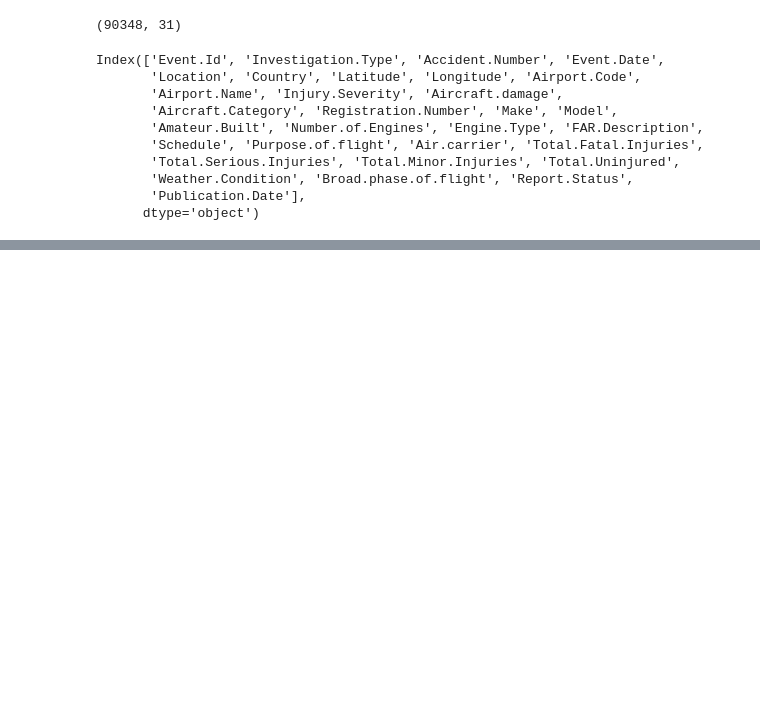
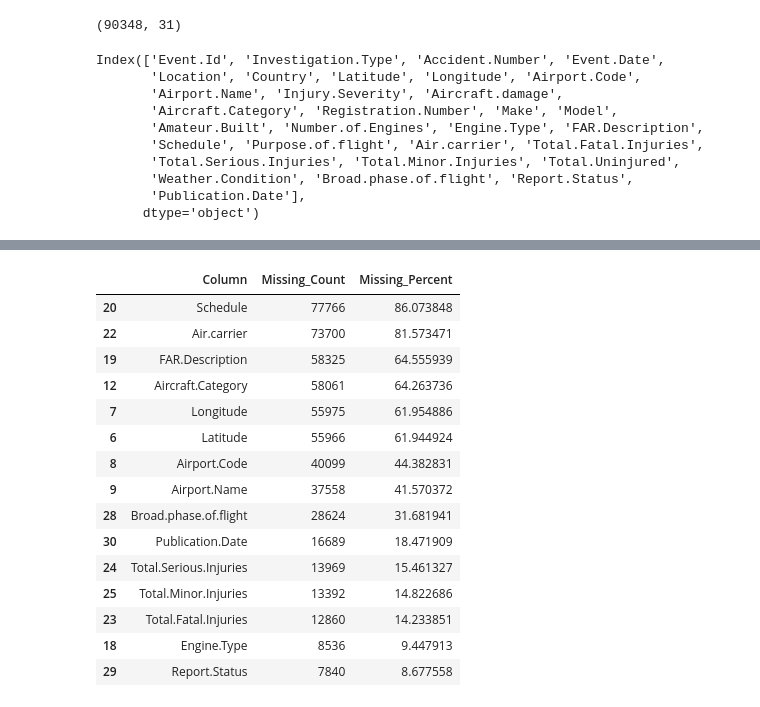
Before and after one commit to mcshoja/Aviation-Data-Phase-1-Project, a Jupyter notebook: aviation.ipynb, the cells around one changed output, grey strips where cells are left out. Saved outputs shown, nothing was run; the diff lists cells and outputs as text; code cells hidden in the pictures; blank space fills up the shorter version.

```diff
--- a/aviation.ipynb
+++ b/aviation.ipynb
@@ -52,0 +141,23 @@ Index(['Event.Id', 'Investigation.Type', 'Accident.Number', 'Event.Date',
+# %%
+# Missing Values: Counts and Percentages
+missing = df.isnull().sum().reset_index()
+missing.columns = ["Column", "Missing_Count"]
+missing["Missing_Percent"] = (missing["Missing_Count"] / len(df)) * 100
+missing.sort_values(by="Missing_Percent", ascending=False).head(15)
+# %% [output]
+|  | Column | Missing_Count | Missing_Percent |
+| 20 | Schedule | 77766 | 86.073848 |
+| 22 | Air.carrier | 73700 | 81.573471 |
+| 19 | FAR.Description | 58325 | 64.555939 |
+| 12 | Aircraft.Category | 58061 | 64.263736 |
+| 7 | Longitude | 55975 | 61.954886 |
+| 6 | Latitude | 55966 | 61.944924 |
+| 8 | Airport.Code | 40099 | 44.382831 |
+| 9 | Airport.Name | 37558 | 41.570372 |
+| 28 | Broad.phase.of.flight | 28624 | 31.681941 |
+| 30 | Publication.Date | 16689 | 18.471909 |
+| 24 | Total.Serious.Injuries | 13969 | 15.461327 |
+| 25 | Total.Minor.Injuries | 13392 | 14.822686 |
+| 23 | Total.Fatal.Injuries | 12860 | 14.233851 |
+| 18 | Engine.Type | 8536 | 9.447913 |
+| 29 | Report.Status | 7840 | 8.677558 |
```
Also changed, not shown: parts of 11 cells of this notebook.
